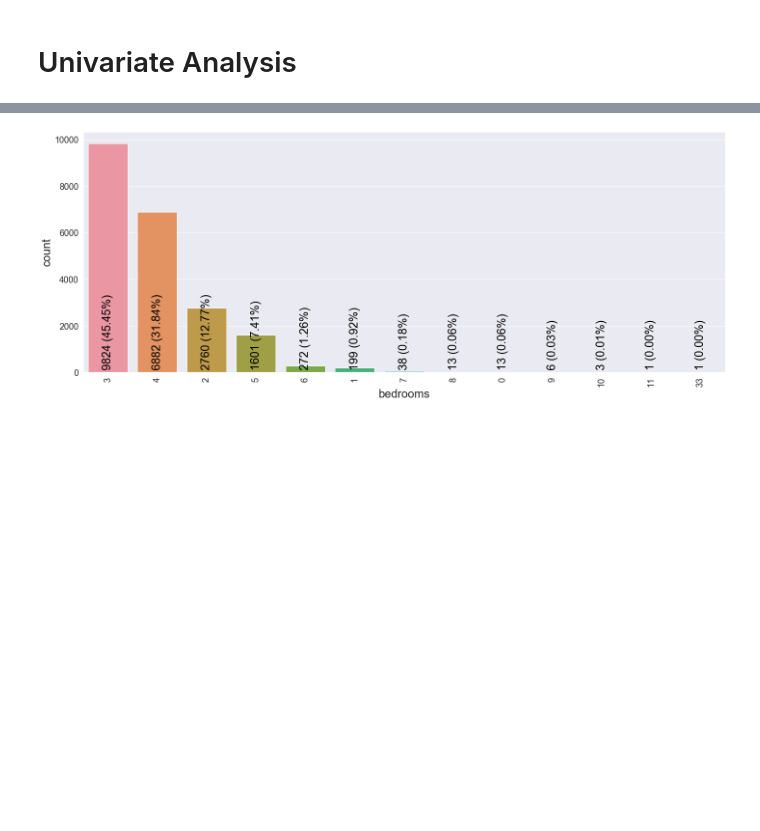
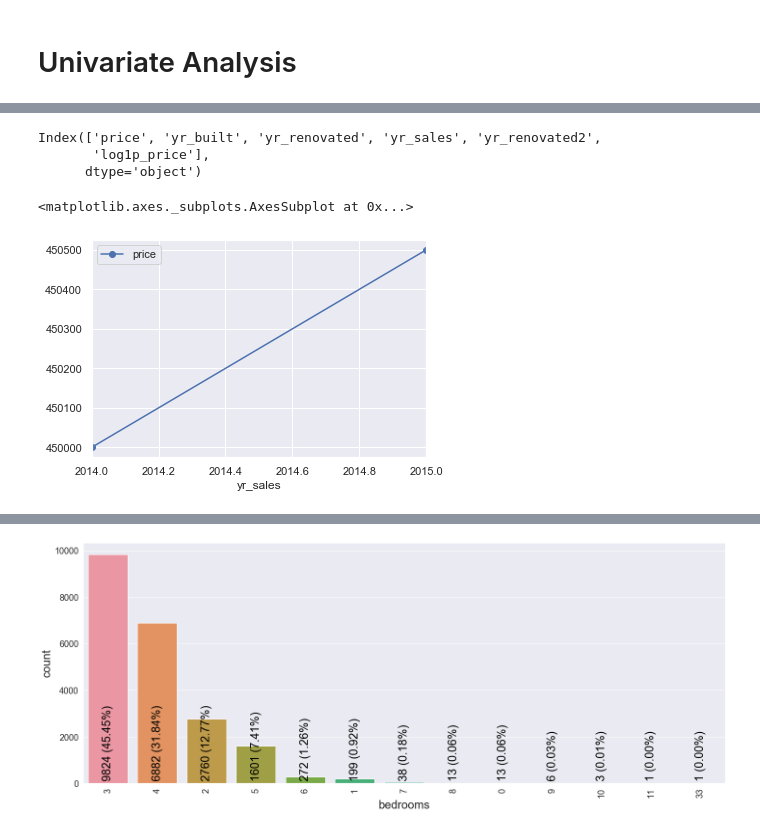
Before and after one commit to bhishanpdl/Project_House_Price_Prediction, a Jupyter notebook: notebooks/b01_regression_data_visualization_and_eda.ipynb, the cells around one changed output, grey strips where cells are left out. Cells and saved outputs as stored; diff of their text form; code cells hidden in the pictures; blank space fills up the shorter version.

```diff
--- a/notebooks/b01_regression_data_visualization_and_eda.ipynb
+++ b/notebooks/b01_regression_data_visualization_and_eda.ipynb
@@ -139,0 +136,11 @@ df.head(1)
+# %%
+df.filter(regex='yr|price').columns
+# %% [output]
+Index(['price', 'yr_built', 'yr_renovated', 'yr_sales', 'yr_renovated2',
+       'log1p_price'],
+      dtype='object')
+# %%
+df.groupby('yr_sales').agg({'price': 'median'}).plot(marker='o')
+# %% [output]
+<matplotlib.axes._subplots.AxesSubplot at 0x...>
+[figure, added]
```
Also changed, not shown: parts of 18 cells of this notebook, 13 other files.
